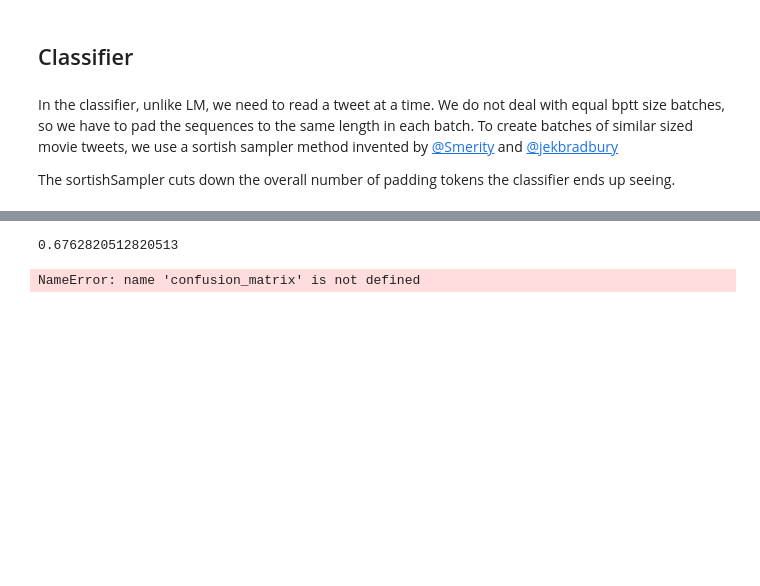
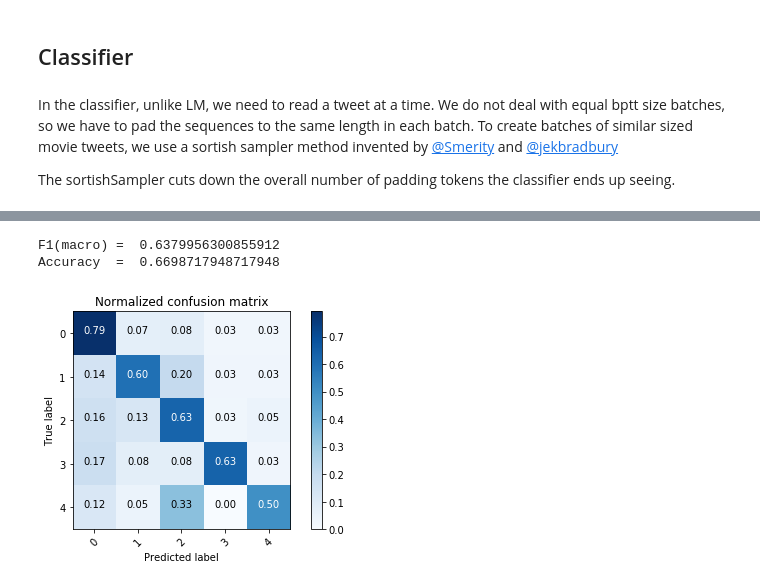
Before and after one commit to adai183/ULMFiT_es, a Jupyter notebook: election_tweets.ipynb, the cells around one changed output, grey strips where cells are left out. Cells and saved outputs as stored; diff of their text form; code cells hidden in the pictures; blank space fills up the shorter version.

```diff
--- a/election_tweets.ipynb
+++ b/election_tweets.ipynb
@@ -720,18 +601,3 @@ df_val = pd.read_csv(CLAS_PATH/'validation.csv', header=None)
-# %%
-results = []
-for i in tqdm(range(df_val.shape[0])):
-    text_i = df_val[1].values[i]
-    r = predict_input(
-        text_i,
-        TWEETSLM_PATH/'tmp'/'itos.pkl',
-        'LM_tweets/models/final.h5',
-         c)
-    results.append(r)
-# %%
-acc = (np.array(results) == df_val[0].values).mean()
-acc
-# %% [output]
-0.6762820512820513
 # %%
 def plot_confusion_matrix(cm, classes,
                           normalize=False,
@@ -743,7 +609,7 @@ def plot_confusion_matrix(cm, classes,
     """
     if normalize:
         cm = cm.astype('float') / cm.sum(axis=1)[:, np.newaxis]
-        print("Normalized confusion matrix")
+        #print("Normalized confusion matrix")
     else:
         print('Confusion matrix, without normalization')
 
@@ -766,20 +632,47 @@ def plot_confusion_matrix(cm, classes,
     plt.ylabel('True label')
     plt.xlabel('Predicted label')
     plt.tight_layout()
-
-
-# Compute confusion matrix
-cnf_matrix = confusion_matrix(df_val[0].values, np.array(results))
-np.set_printoptions(precision=2)
-
-
-class_names = [0,1,2,3,4]
-
-# Plot normalized confusion matrix
-plt.figure()
-plot_confusion_matrix(cnf_matrix, classes=class_names, normalize=True,
-                      title='Normalized confusion matrix')
-
-plt.show()
-# %% [output]
-NameError: name 'confusion_matrix' is not defined
+# %%
+from fastai.text import *
+from fastai.lm_rnn import *
+from sklearn.metrics import f1_score, confusion_matrix
+
+bs = 256
+bptt,em_sz,nh,nl = 70,400,1150,3
+
+val_sent = np.load(CLAS_PATH/'tmp/val_ids.npy')
+val_lbls = np.load(CLAS_PATH/'tmp/val_labels.npy').flatten()
+val_lbls -= val_lbls.min()
+c=int(val_lbls.max())+1
+val_ds = TextDataset(val_sent, val_lbls)
+val_samp = SortSampler(val_sent, key=lambda x: len(val_sent[x]))
+val_lbls_sampled = val_lbls[list(val_samp)]
+val_dl = DataLoader(val_ds, bs, transpose=True, num_workers=1, pad_idx=1, sampler=val_samp)
+md = ModelData(TWEETSLM_PATH, None, val_dl)
+itos = pickle.load(open(TWEETSLM_PATH/'tmp/itos.pkl', 'rb'))
+vs = len(itos)
+
+m = get_rnn_classifer(bptt, 20*70, c, vs, emb_sz=em_sz, n_hid=nh, n_layers=nl, pad_token=1,
+                layers=[em_sz*3, 50, c], drops=[0., 0.])
+
+learn = RNN_Learner(md, TextModel(to_gpu(m)))
+learn.load_encoder('lm1_enc')
+learn.load('final')
+predictions = np.argmax(learn.predict(), axis=1)
+
+f1 = f1_score(val_lbls_sampled, predictions, average='macro')
+print('F1(macro) = ', f1)
+
+acc = (val_lbls_sampled == predictions).mean()
+print('Accuracy  = ', acc)
+
+
+cnf_matrix = confusion_matrix(val_lbls_sampled, predictions)
+plt.figure()
+plot_confusion_matrix(cnf_matrix, classes=np.unique(val_lbls), normalize=True,
+                      title='Normalized confusion matrix')
+plt.show()
+# %% [output]
+F1(macro) =  0.6379956300855912
+Accuracy  =  0.6698717948717948
+[figure, added]
```
Also changed, not shown: parts of 24 cells of this notebook.
